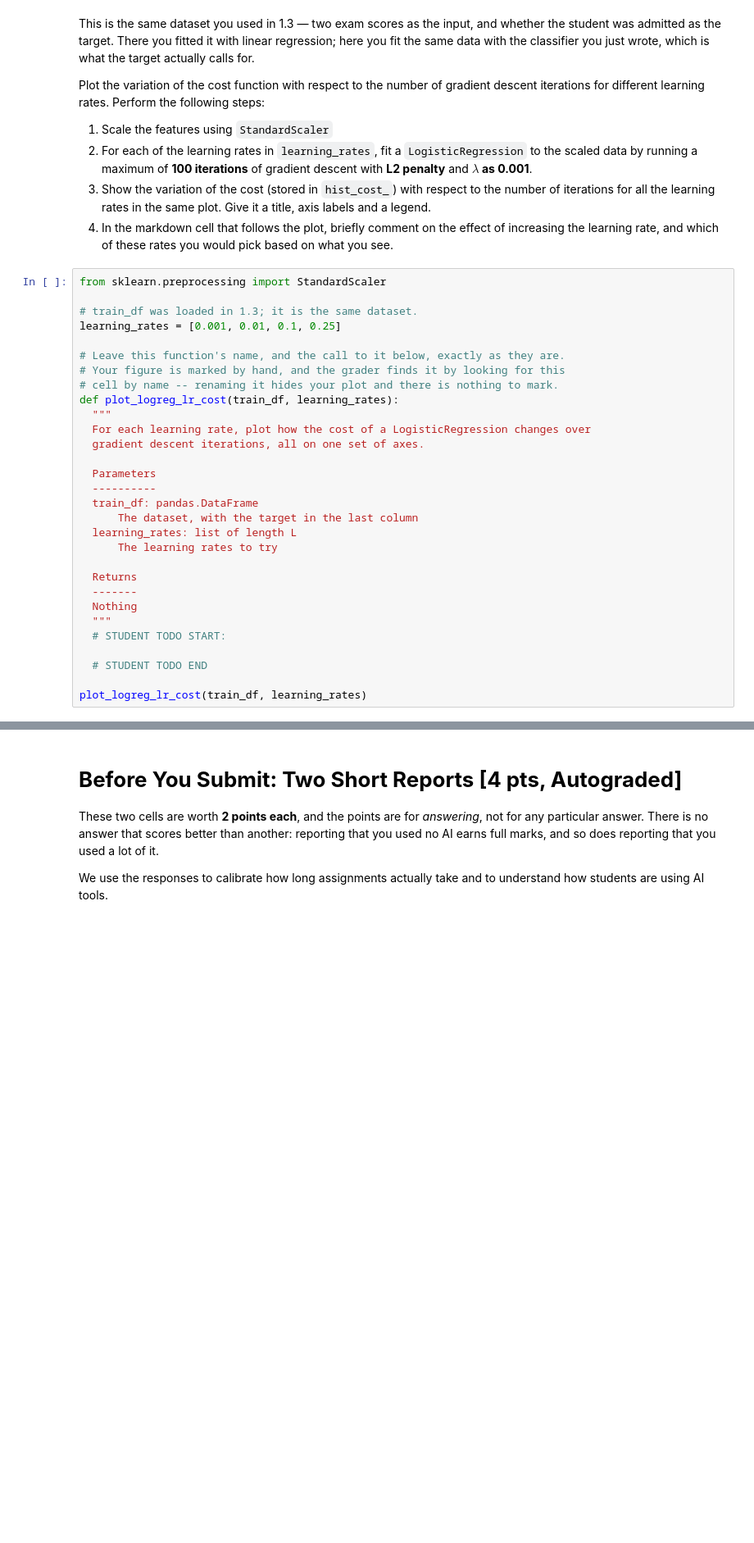
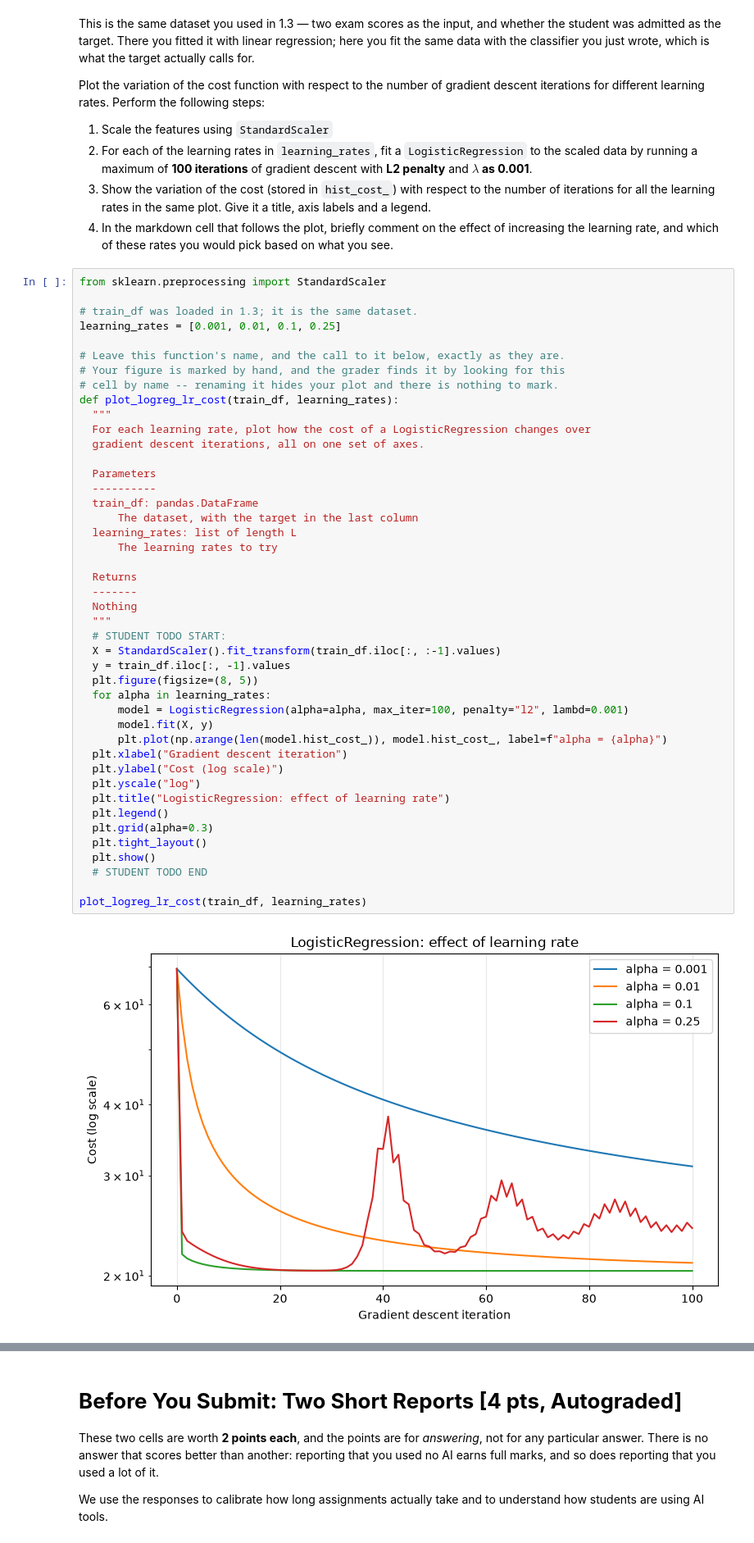
Before and after one commit to ChenC25/UPenn-CIS-5190-Applied-Machine-Learning, a Jupyter notebook: hw1/hw1_skeleton.ipynb, the cells around one changed output, grey strips where cells are left out. Shown at 82% size. Drawn from its saved outputs; the diff is of its cells as text; blank space fills up the shorter version.

```diff
--- a/hw1/hw1_skeleton.ipynb
+++ b/hw1/hw1_skeleton.ipynb
@@ -1569,33 +1760,49 @@ iterations for different learning rates. Perform the following steps:
 # %%
 from sklearn.preprocessing import StandardScaler
 
 # train_df was loaded in 1.3; it is the same dataset.
 learning_rates = [0.001, 0.01, 0.1, 0.25]
 
 # Leave this function's name, and the call to it below, exactly as they are.
 # Your figure is marked by hand, and the grader finds it by looking for this
 # cell by name -- renaming it hides your plot and there is nothing to mark.
 def plot_logreg_lr_cost(train_df, learning_rates):
   """
   For each learning rate, plot how the cost of a LogisticRegression changes over
   gradient descent iterations, all on one set of axes.
 
   Parameters
   ----------
   train_df: pandas.DataFrame
       The dataset, with the target in the last column
   learning_rates: list of length L
       The learning rates to try
 
   Returns
   -------
   Nothing
   """
   # STUDENT TODO START:
-
+  X = StandardScaler().fit_transform(train_df.iloc[:, :-1].values)
+  y = train_df.iloc[:, -1].values
+  plt.figure(figsize=(8, 5))
+  for alpha in learning_rates:
+      model = LogisticRegression(alpha=alpha, max_iter=100, penalty="l2", lambd=0.001)
+      model.fit(X, y)
+      plt.plot(np.arange(len(model.hist_cost_)), model.hist_cost_, label=f"alpha = {alpha}")
+  plt.xlabel("Gradient descent iteration")
+  plt.ylabel("Cost (log scale)")
+  plt.yscale("log")
+  plt.title("LogisticRegression: effect of learning rate")
+  plt.legend()
+  plt.grid(alpha=0.3)
+  plt.tight_layout()
+  plt.show()
   # STUDENT TODO END
 
 plot_logreg_lr_cost(train_df, learning_rates)
+# %% [output]
+[figure, added]
 # %% [markdown]
 **Your comment (2.2):**
 
```
Also changed, not shown: parts of 35 cells of this notebook, 2 other files.
